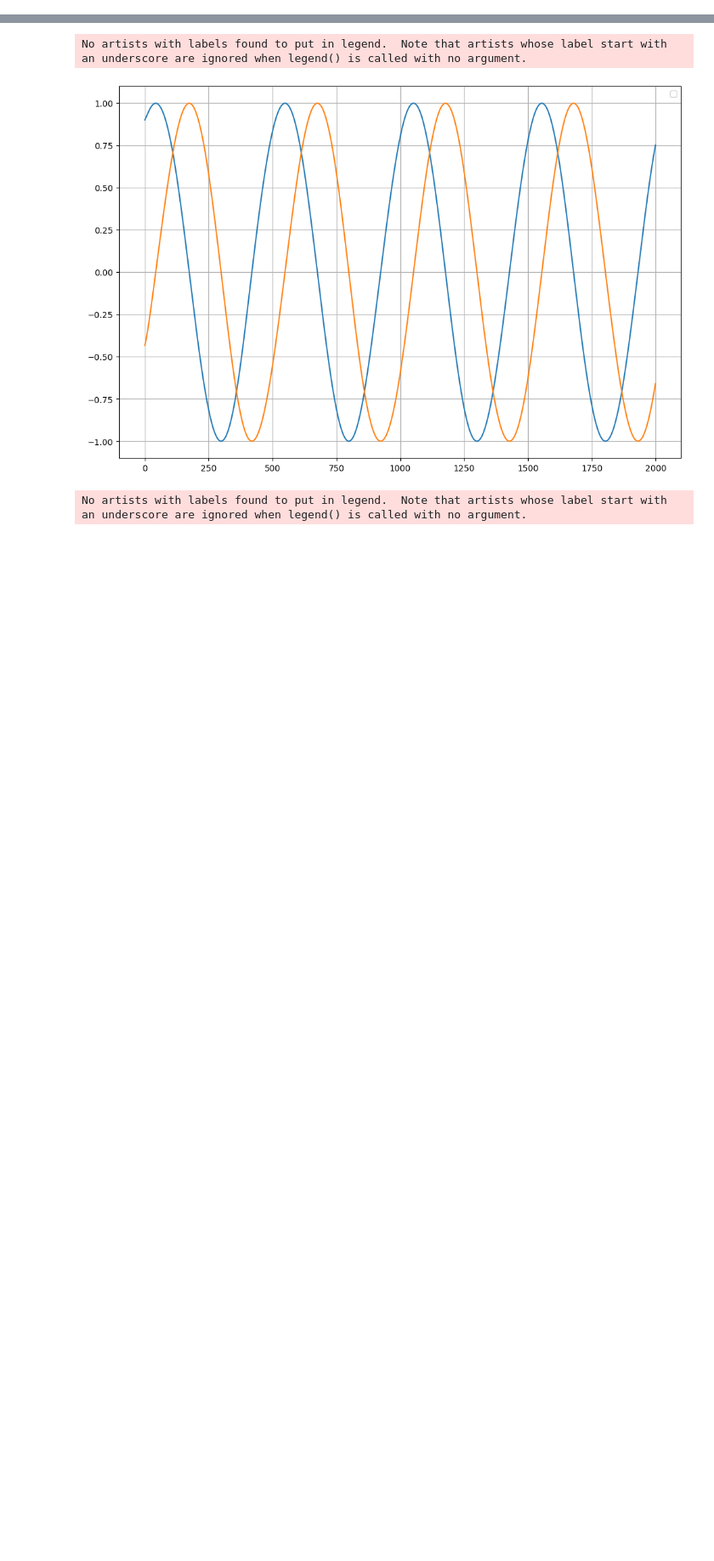
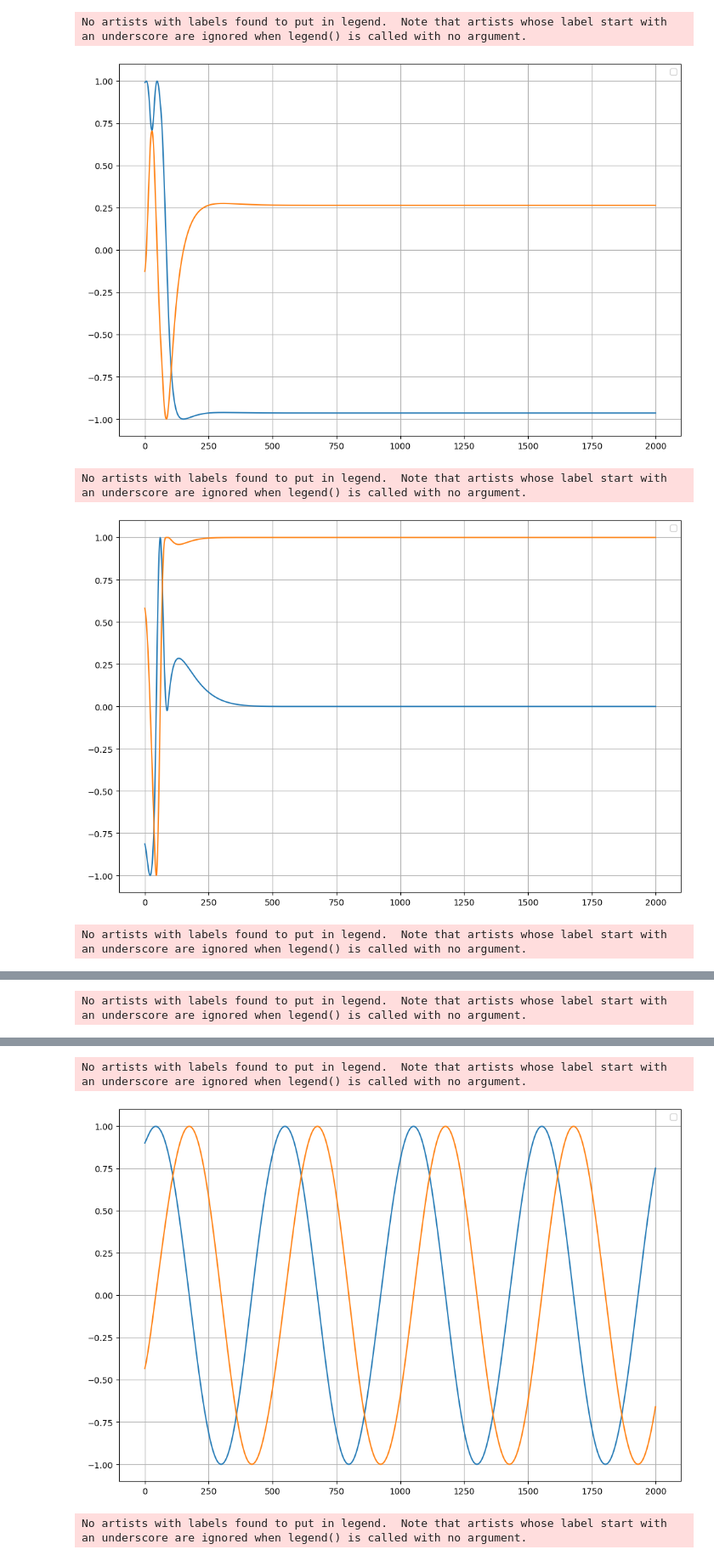
Before and after one commit to macstepien/furuta_pendulum, a Jupyter notebook: furuta_pendulum_rl/src/test_furuta_pendulum_full_env.ipynb, the cells around one changed output, grey strips where cells are left out. Shown at 85% size. Cells and saved outputs as stored; diff of their text form; code cells hidden in the pictures; blank space fills up the shorter version.

```diff
--- a/furuta_pendulum_rl/src/test_furuta_pendulum_full_env.ipynb
+++ b/furuta_pendulum_rl/src/test_furuta_pendulum_full_env.ipynb
@@ -47,3 +47,49 @@ def plot_rewards(rewards):
     plt.legend()
     plt.grid(True)
     plt.show()
+# %%
+# %load_ext autoreload
+# %autoreload 2
+
+import importlib
+import lqr_expert
+
+# Reload the module
+importlib.reload(lqr_expert)
+
+from lqr_expert import LQRExpert
+
+def simulate_expert():
+    env = gym.make("FurutaPendulum-v0", render_mode="human")
+    env.reset()
+    obs = env.reset_model()
+
+    observations = []
+    rewards = []
+    actions = []
+    lqr_expert = LQRExpert()
+
+    for _ in range(max_episode_steps):
+        action = lqr_expert([obs])
+        obs, reward, done, info, _ = env.step(action[0][0])
+        observations.append(obs)
+        actions.append(action[0][0])
+        rewards.append(reward)
+        env.render()
+        if done:
+            break
+    env.close()
+
+    return observations, rewards, actions
+
+
+observations, rewards, actions = simulate_expert()
+plot_observations(observations)
+plot_value(rewards)
+plot_value(actions)
+# %% [output]
+No artists with labels found to put in legend.  Note that artists whose label start with an underscore are ignored when legend() is called with no argument.
+[figure, added]
+No artists with labels found to put in legend.  Note that artists whose label start with an underscore are ignored when legend() is called with no argument.
+[figure, added]
+No artists with labels found to put in legend.  Note that artists whose label start with an underscore are ignored when legend() is called with no argument.
@@ -49,0 +97 @@ def plot_rewards(rewards):
+No artists with labels found to put in legend.  Note that artists whose label start with an underscore are ignored when legend() is called with no argument.
```
Also changed, not shown: parts of 8 cells of this notebook, 8 other files.
